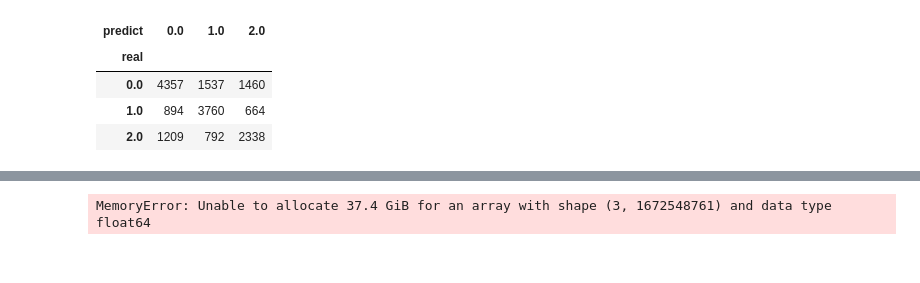
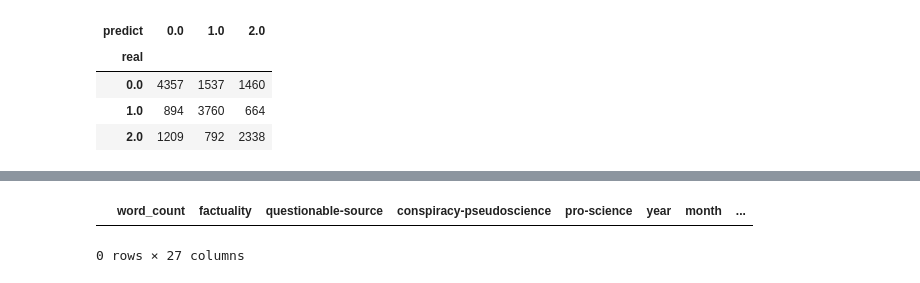
Before and after one commit to ElisaHofmann/fakenews, a Jupyter notebook: knn.ipynb, the cells around one changed output, grey strips where cells are left out. Cells and saved outputs as stored; diff of their text form; code cells hidden in the pictures.

```diff
--- a/knn.ipynb
+++ b/knn.ipynb
@@ -243,3 +243,10 @@ pd.crosstab(y_test, y_pred, rownames=["real"], colnames=["predict"])
 | 2.0 | 1209 | 792 | 2338 |
 # %%
 from sklearn.naive_bayes import CategoricalNB
+# %%
+X_train_numeric = X_train.select_dtypes(include=['int64', 'float64', 'uint8'])
+X_test_numeric = X_test.select_dtypes(include=['int64', 'float64', 'uint8'])
+#X_train_numeric = csr_matrix(X_train_numeric.values)
+#X_test_numeric = csr_matrix(X_test_numeric.values)
+#X_train_numeric = X_train_numeric.toarray()
+#X_test_numeric = X_test_numeric.toarray()
@@ -246,14 +310,14 @@ from sklearn.naive_bayes import CategoricalNB
+# %%
+X_test_numeric[(X_test_numeric < 0).any(axis=1)].head()
+# %% [output]
+|  | word_count | factuality | questionable-source | conspiracy-pseudoscience | pro-science | year | month | ... |
+0 rows × 27 columns
 # %%
 cat_nb = CategoricalNB()
-
 cat_nb.fit(X_train_numeric, y_train)
 
-multi_nb = MultinomialNB()
+multi_nb = MultinomialNB(alpha=0.0015)
 multi_nb.fit(X_train_text, y_train)
 
 cat_prob = cat_nb.predict_proba(X_test_numeric)
 multi_prob = multi_nb.predict_proba(X_test_text)
-
-final_prob = cat_prob * multi_prob
-# %% [output]
-MemoryError: Unable to allocate 37.4 GiB for an array with shape (3, 1672548761) and data type float64
```
Also changed, not shown: parts of 15 cells of this notebook.
